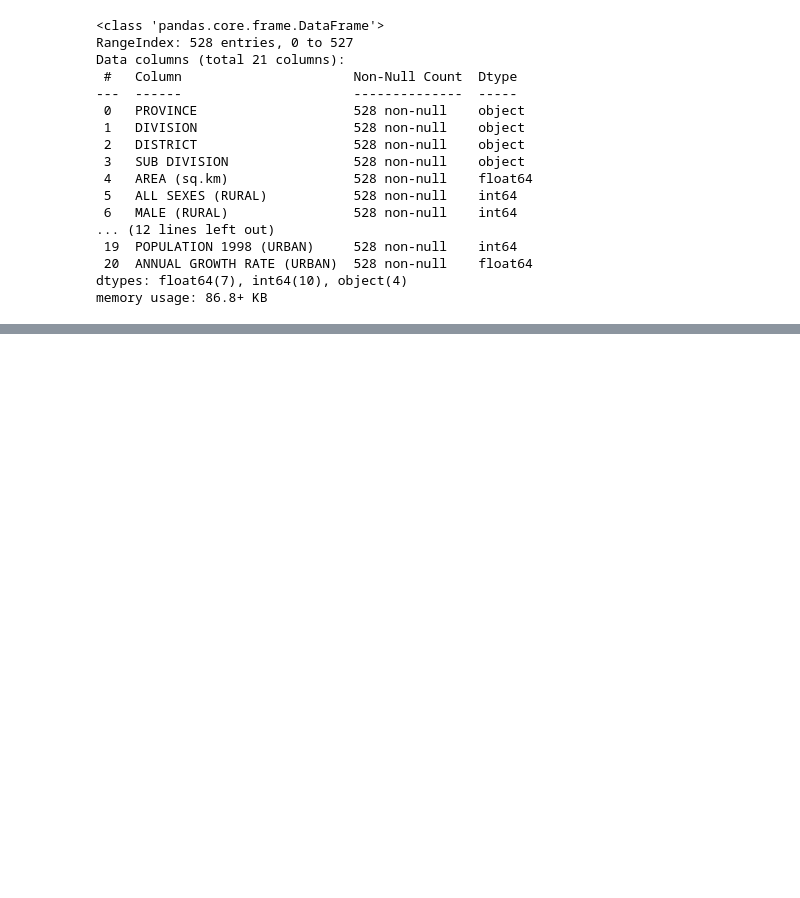
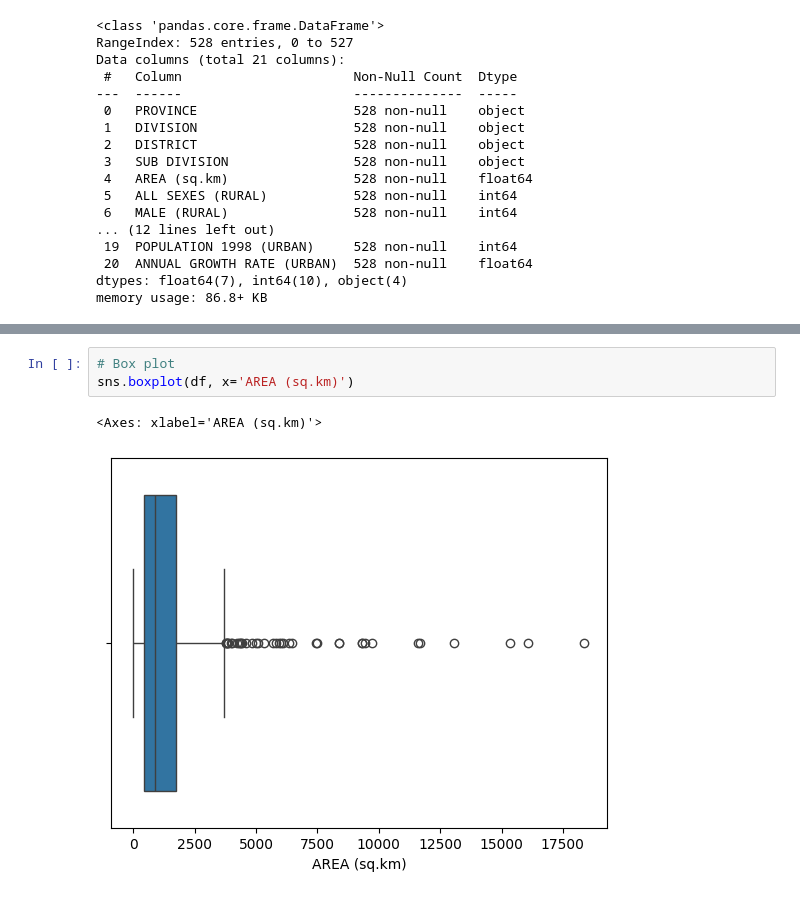
Before and after one commit to shahahmad-dev/exploratory-data-analysis, a Jupyter notebook: 02_pandas_on_pak_pop.ipynb, the cells around one changed output, grey strips where cells are left out. Cells and saved outputs as stored; diff of their text form; blank space fills up the shorter version.

```diff
--- a/02_pandas_on_pak_pop.ipynb
+++ b/02_pandas_on_pak_pop.ipynb
@@ -95,0 +182,6 @@ pd.set_option('display.max_columns', None)
+# %%
+# Box plot
+sns.boxplot(df, x='AREA (sq.km)')
+# %% [output]
+<Axes: xlabel='AREA (sq.km)'>
+[figure, added]
```
Also changed, not shown: parts of 25 cells of this notebook.
